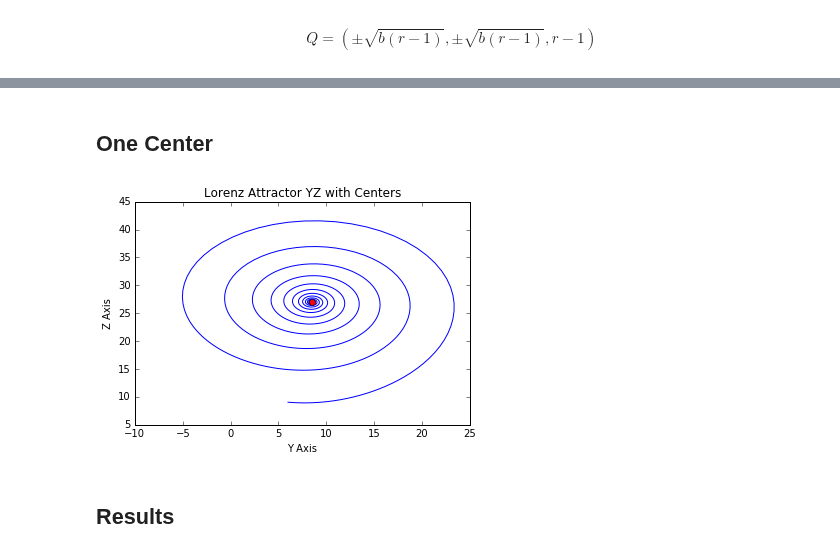
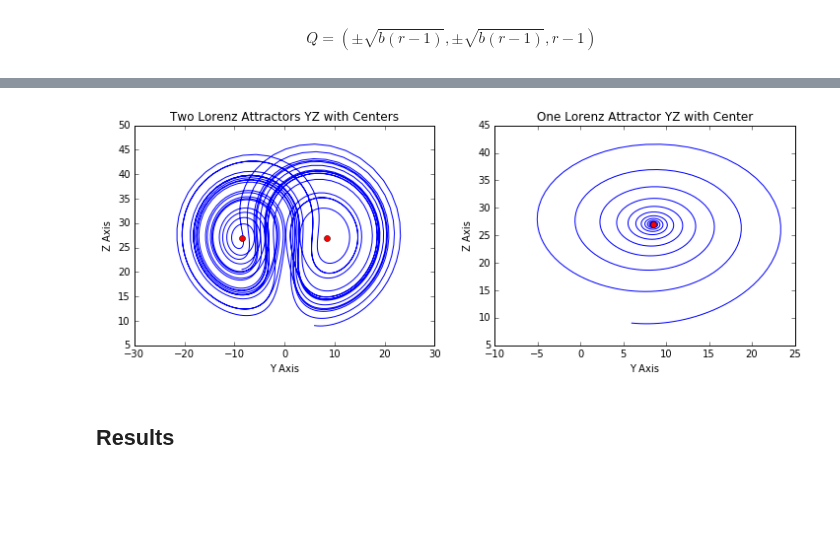
Before and after one commit to bi3mer/WeatherForecasting, a Jupyter notebook: Lorenz Simulation.ipynb, the cells around one changed output, grey strips where cells are left out. Saved outputs shown, nothing was run; the diff lists cells and outputs as text; code cells hidden in the pictures; blank space fills up the shorter version.

Commit message:
Updated graphs - removed bad cells - updated graph to graph two lorenz attractors instead of one

```diff
--- a/Lorenz Simulation.ipynb
+++ b/Lorenz Simulation.ipynb
@@ -179,21 +167,22 @@ plt.show()
-# %% [markdown]
-## One Center
-# %%
-one_x,one_y,one_z = build_system(stepCnt,s=2)
-y_center, z_center = get_yz_centers(const_b, const_r, one=True)
-# %%
-fig = plt.figure()
-ax = fig.gca()
-
-ax.plot(one_y, one_z)
-ax.plot(y_center,z_center,'ro')
-ax.set_xlabel("Y Axis")
-ax.set_ylabel("Z Axis")
-ax.set_title("Lorenz Attractor YZ with Centers")
-
-plt.show()
-# %% [output]
-[figure, removed]
+# %%
+f, (ax1, ax2) = plt.subplots(1, 2)
+f.set_figwidth(12)
+
+ax1.plot(ys, zs)
+ax1.plot(y_center,z_center,'ro')
+ax1.set_xlabel("Y Axis")
+ax1.set_ylabel("Z Axis")
+ax1.set_title("Two Lorenz Attractors YZ with Centers")
+
+ax2.plot(one_y, one_z)
+ax2.plot(y_center[0],z_center[0],'ro')
+ax2.set_xlabel("Y Axis")
+ax2.set_ylabel("Z Axis")
+ax2.set_title("One Lorenz Attractor YZ with Center")
+
+plt.show()
+# %% [output]
+[figure, added]
 # %% [markdown]
 ## Results
 # %% [markdown]
```
Also changed, not shown: parts of 4 cells of this notebook.
